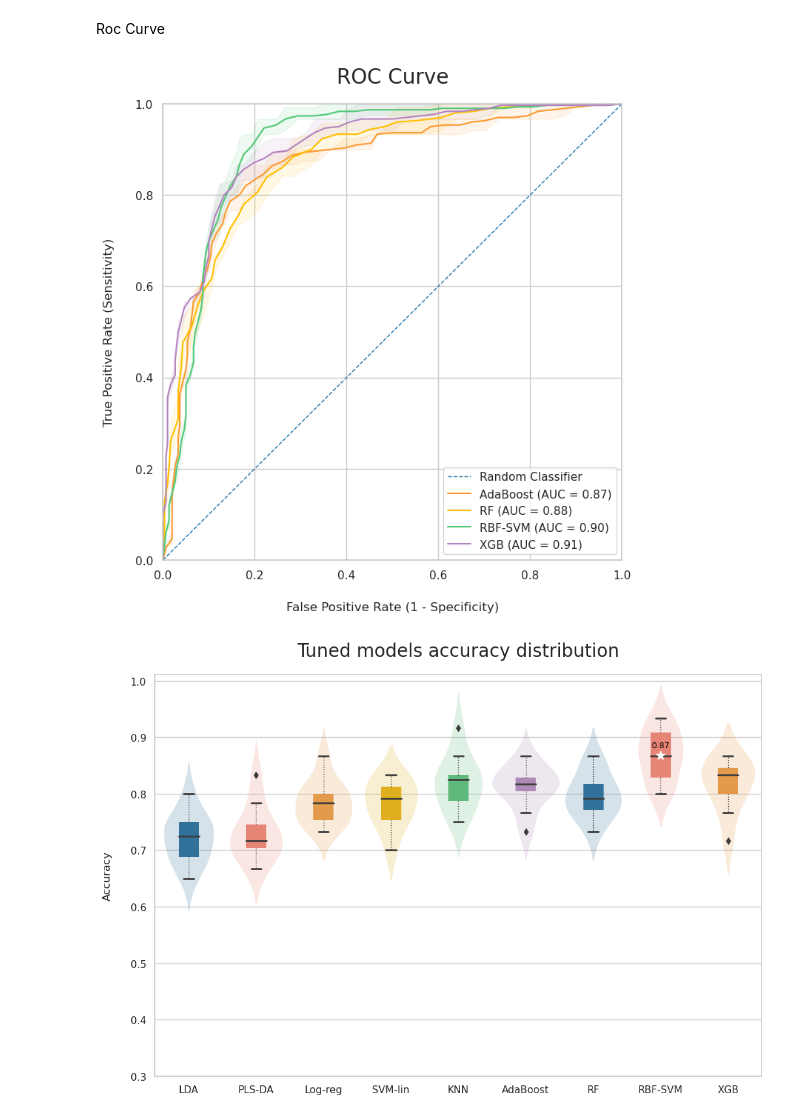
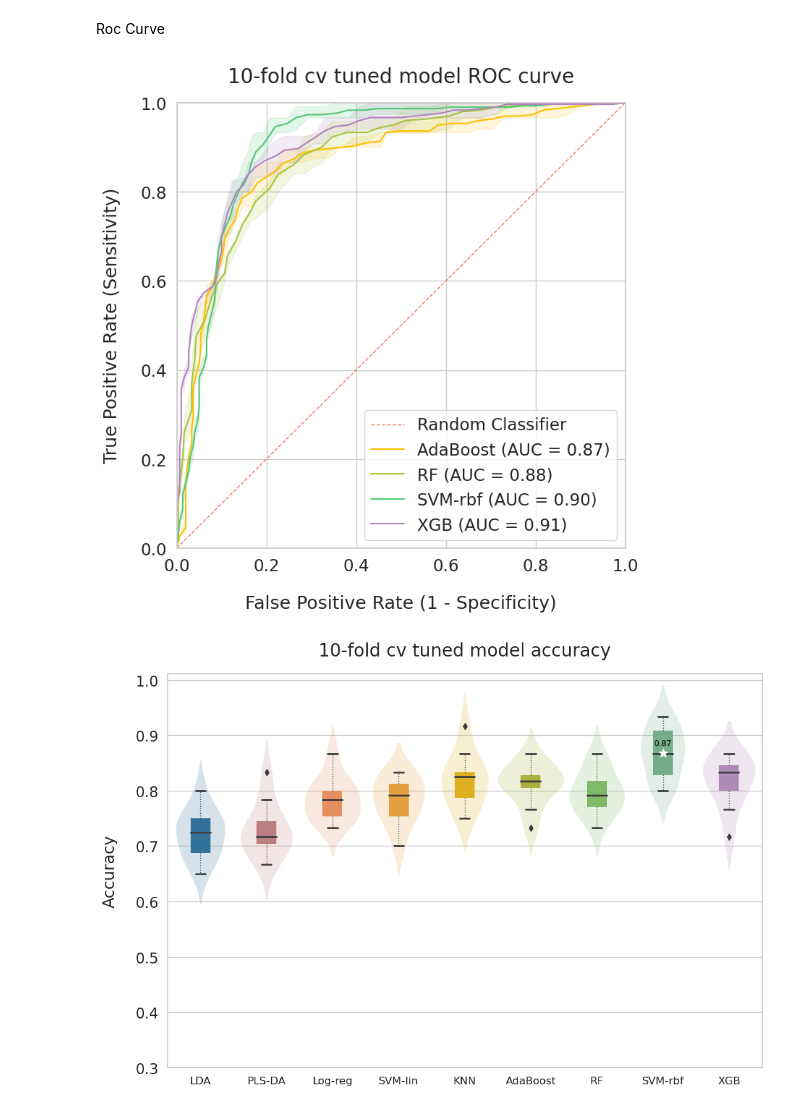
Before and after one commit to MarcoNapoleone/thesis, a Jupyter notebook: notebooks/main/ST001937_main.ipynb, the cells around one changed output. Drawn from its saved outputs; the diff is of its cells as text; code cells hidden in the pictures.

```diff
--- a/notebooks/main/ST001937_main.ipynb
+++ b/notebooks/main/ST001937_main.ipynb
@@ -4,10 +4,12 @@ import matplotlib.pyplot as plt
 import seaborn as sns
 import numpy as np
 
-palette = sns.color_palette(["#2176AB", "#F97662", "#FC9B31", "#FFBF00", "#50C878", "#B284BE"])
-sns.set(style="whitegrid")
+output_directory = '/home/marco/DataspellProjects/thesis/output/main/ST001937/'
+
+palette = sns.color_palette(["#2176AB", "#F97662", "#FC9B31", "#FFBF00",  "#A8C43C", "#50C878", "#B284BE"])
+sns.set(style="whitegrid", font_scale=1.5)
 sns.set_palette(palette)
-gradient_palette = sns.blend_palette(['#ECF7FE', palette[0]], as_cmap=True)
+gradient_palette = sns.blend_palette(palette, 9)
 
 # Carica il CSV in un DataFrame
 df = pd.read_csv("../../output/scores.csv")
@@ -54,46 +56,46 @@ models = asanyarray(df['Model'].unique())
 
 plt.figure(figsize=(8, 8))
 # plotting the random line
-plt.plot([0, 1], [0, 1], lw=1, linestyle='--', label='Random Classifier')
+plt.plot([0, 1], [0, 1], lw=1, linestyle='--', label='Random Classifier', color=palette[1])
 
 
 for i, model in enumerate(models[-4:]):
     fpr = df[df['Model'] == model]['fpr'].values[0]
     tpr = df[df['Model'] == model]['tpr'].values[0]
     auc = df[df['Model'] == model]['auc'].values[0]
 
     max_length_fpr = min([len(lst) for lst in fpr])
     max_length_tpr = min([len(lst) for lst in tpr])
     fpr = [lst[:max_length_fpr] for lst in fpr]
     tpr = [lst[:max_length_tpr] for lst in tpr]
 
     mean_fpr = np.mean(fpr, axis=0)
     mean_tpr = np.mean(tpr, axis=0)
     mean_auc = np.mean(auc)
 
     percentile_25_tpr = np.percentile(tpr, 25, axis=0)
     percentile_75_tpr = np.percentile(tpr, 75, axis=0)
 
     # Plot ROC curve, color gradient based on AUC
     plt.plot(mean_fpr, mean_tpr,
              label=f'{model} (AUC = {mean_auc:.2f})',
-             color=palette[(i + 2) % len(palette)])
+             color=palette[(i+3) % len(palette)])
 
     plt.fill_between(mean_fpr, percentile_25_tpr, percentile_75_tpr,
-                     alpha=0.1,
-                     color=palette[(i + 2) % len(palette)])
+                     alpha=0.15,
+                     color=palette[(i + 3) % len(palette)])
 
 # Personalizza il grafico
 plt.xlim([0.0, 1.0])
 plt.ylim([0.0, 1.0])
 
 plt.xlabel('False Positive Rate (1 - Specificity)', labelpad=20)
 plt.ylabel('True Positive Rate (Sensitivity)', labelpad=20)
-plt.title('ROC Curve', fontsize=20, pad=20)
+plt.title('10-fold cv tuned model ROC curve', fontsize=20, pad=20)
 plt.legend(loc='lower right')
-plt.show()
+plt.savefig(output_directory + 'roc_curve.png', dpi=300, bbox_inches='tight')
 # %% [output]
-[figure, old version]
+[figure, new version]
 # %%
 # Convert accuracy strings to lists
 df['accuracy'] = df['accuracy'].apply(eval)
@@ -110,12 +112,12 @@ for col, acc in zip(df_acc.columns, df['accuracy']):
 
 # Create boxplot
 plt.figure(figsize=(12, 8))
-sns.boxplot(data=df_acc, linewidth=0, width=0.3, palette=palette,
+sns.boxplot(data=df_acc, linewidth=0, width=0.3, palette=gradient_palette,
             medianprops=dict(linestyle='-', linewidth=2),
             boxprops=dict(linewidth=0, alpha=1),
             whiskerprops=dict(linestyle=':', linewidth=1),
             capprops=dict(linestyle='-', linewidth=2))
-sns.violinplot(data=df_acc, linewidth=0, alpha=0.3, width=1, palette=palette)
+sns.violinplot(data=df_acc, linewidth=0, alpha=0.3, width=1, palette=gradient_palette)
 plt.setp(plt.gca().collections, alpha=.2)
 
 # text annotation on best model
@@ -125,9 +127,10 @@ plt.text(df_acc.columns.get_loc(best_model), best_accuracy + 0.01, f'{best_accur
          fontsize=9, color='black')
 plt.scatter(df_acc.columns.get_loc(best_model), best_accuracy, s=100, zorder=10, color='white', marker='*')
 plt.yticks(np.arange(0.3, 1.1, 0.1))
+plt.xticks(fontsize=12)
 plt.ylabel('Accuracy', labelpad=20)
 plt.xlabel('', labelpad=20)
-plt.title('Tuned models accuracy distribution', fontsize=20, pad=20)
-plt.show()
+plt.title('10-fold cv tuned model accuracy', fontsize=20, pad=20)
+plt.savefig(output_directory + 'tuned_model_accuracy.png', dpi=300, bbox_inches='tight')
 # %% [output]
-[figure, old version]
+[figure, new version]
```
Also changed, not shown: parts of 1 cell of this notebook, 8 other files.
